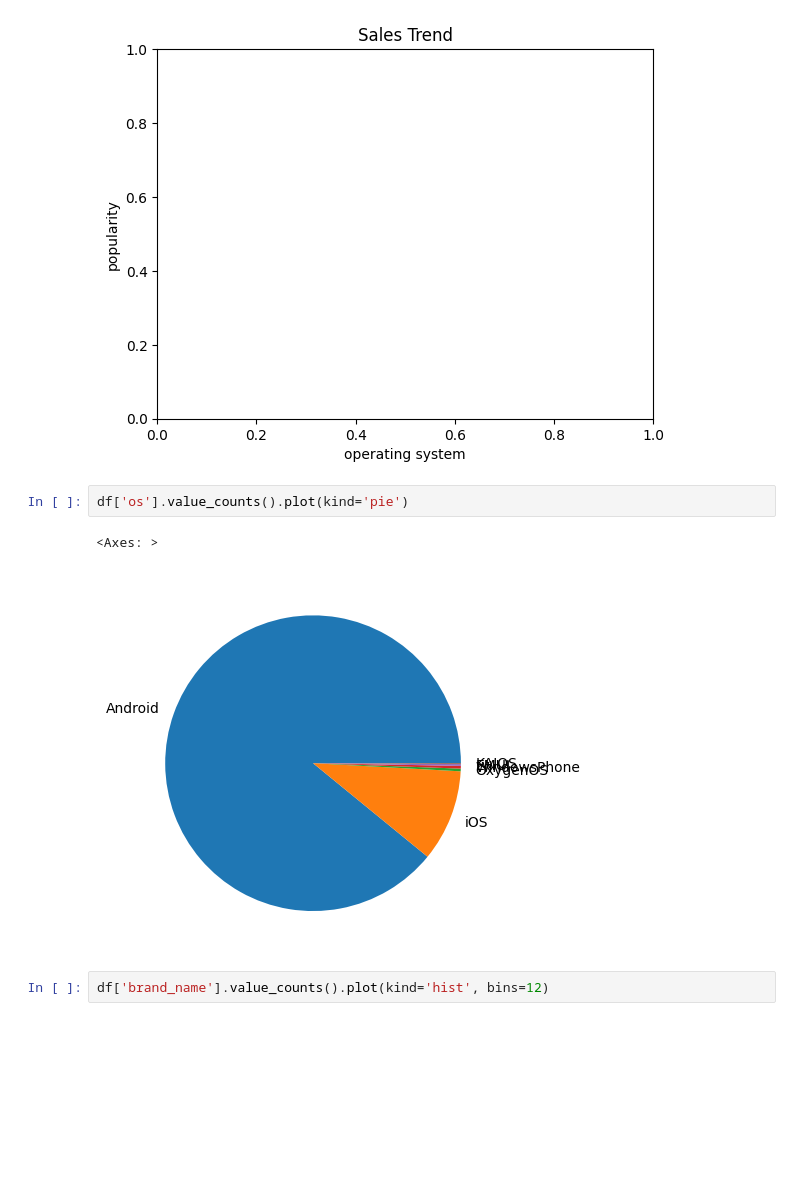
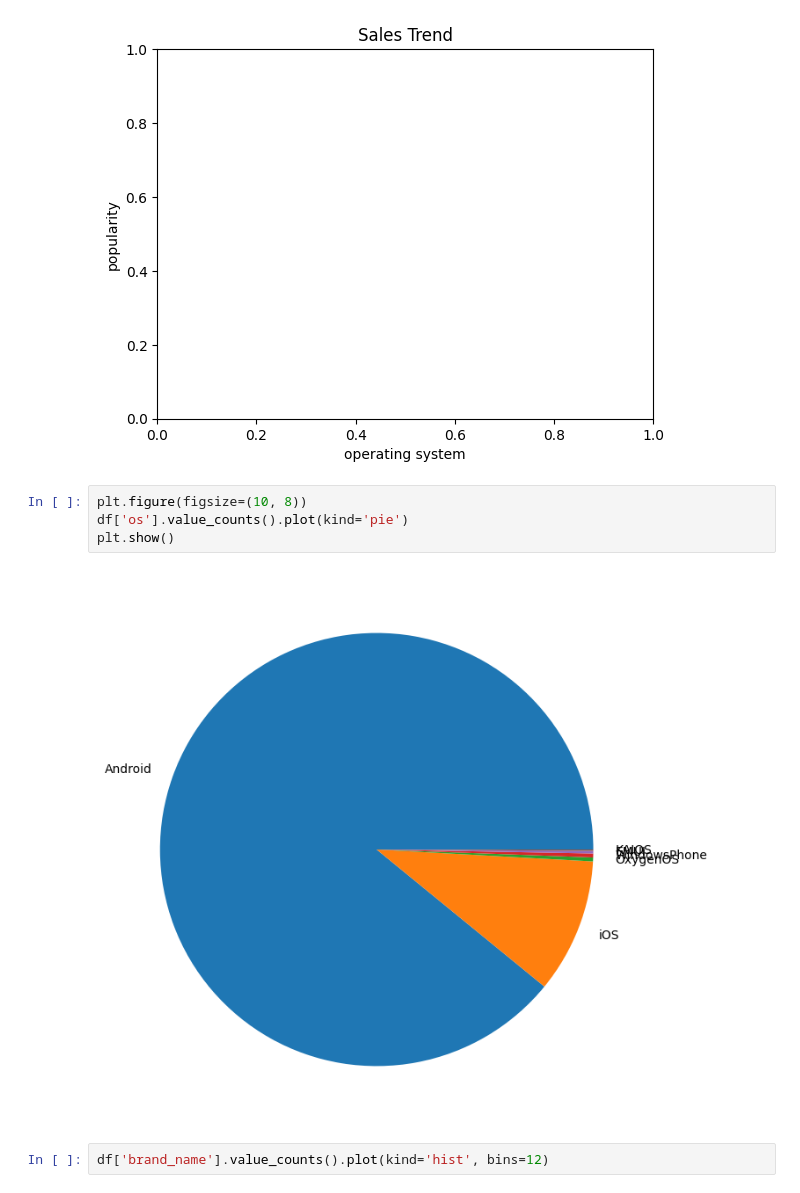
Before and after one commit to balkrishna-16/Datascience-in-Python, a Jupyter notebook: day15.ipynb, the cells around one changed output. Drawn from its saved outputs; the diff is of its cells as text; blank space fills up the shorter version.

```diff
--- a/day15.ipynb
+++ b/day15.ipynb
@@ -80,10 +80,11 @@ plt.ylabel("popularity")
 Text(0, 0.5, 'popularity')
 [figure]
 # %%
+plt.figure(figsize=(10, 8))
 df['os'].value_counts().plot(kind='pie')
+plt.show()
 # %% [output]
-<Axes: >
-[figure, old version]
+[figure, new version]
 # %%
 df['brand_name'].value_counts().plot(kind='hist', bins=12)
 # %% [output]
```
Also changed, not shown: parts of 2 cells of this notebook.
